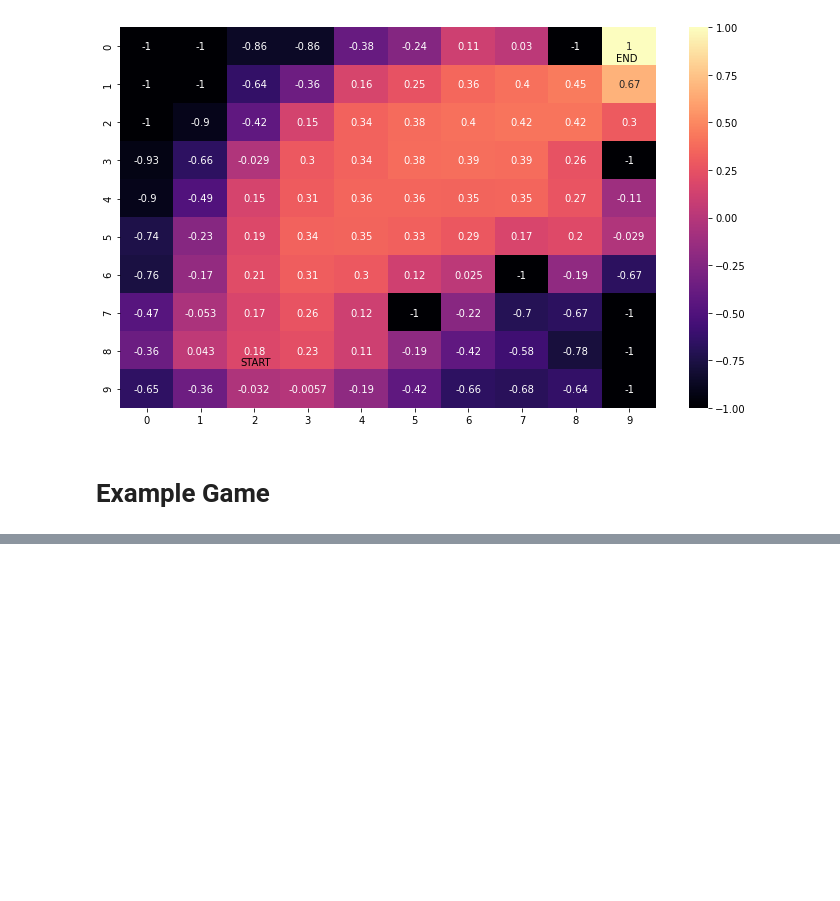
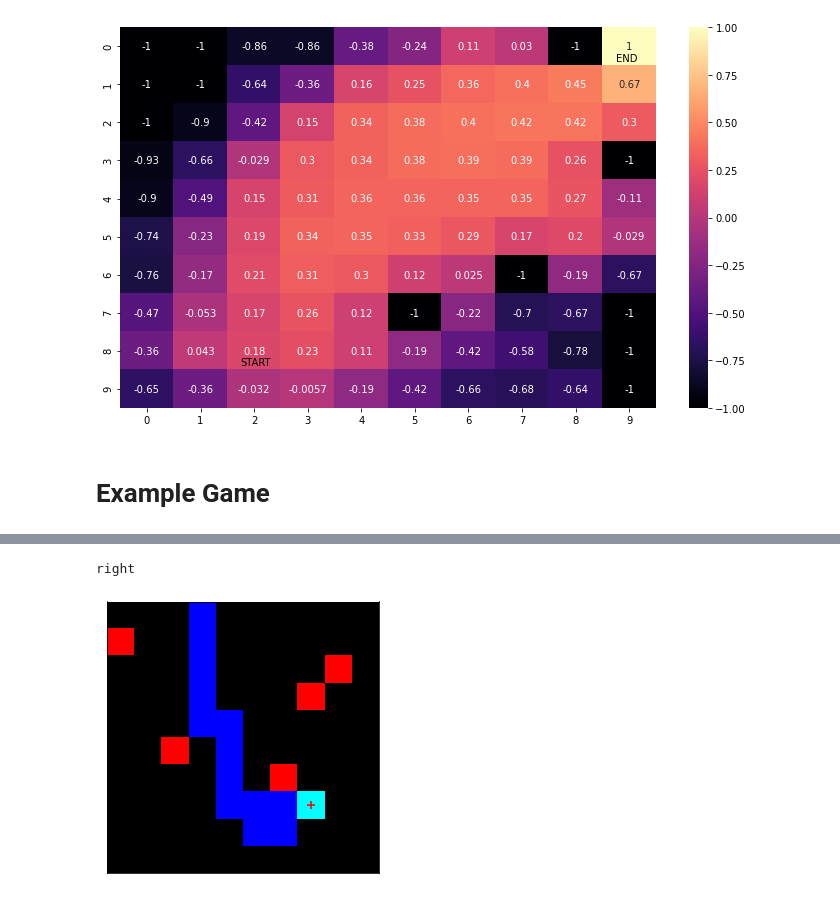
Before and after one commit to WhiffleFish/Grid, a Jupyter notebook: GridWorld.ipynb, the cells around one changed output, grey strips where cells are left out. Drawn from its saved outputs; the diff is of its cells as text; code cells hidden in the pictures; blank space fills up the shorter version.

```diff
--- a/GridWorld.ipynb
+++ b/GridWorld.ipynb
@@ -42,0 +80,8 @@ up
+# %%
+policy = agent3.policy()
+print(policy)
+agent3.action(policy)
+agent3.draw_grid()
+# %% [output]
+right
+[figure, added]
```
Also changed, not shown: parts of 15 cells of this notebook.
